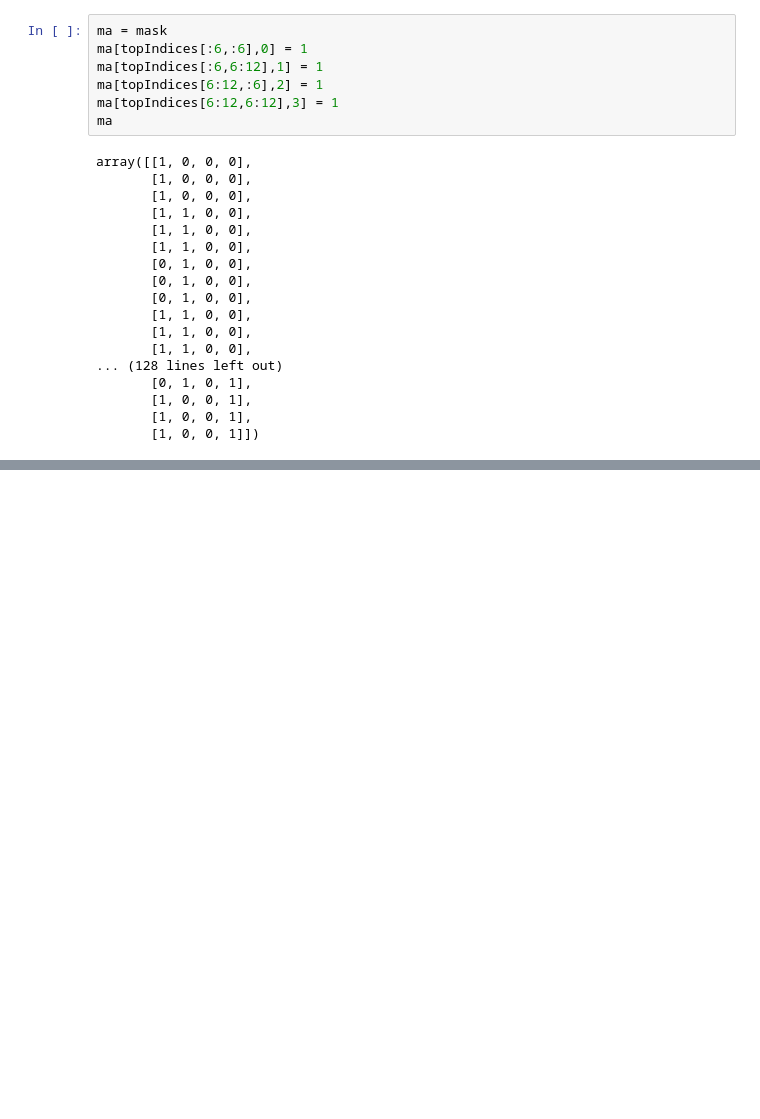
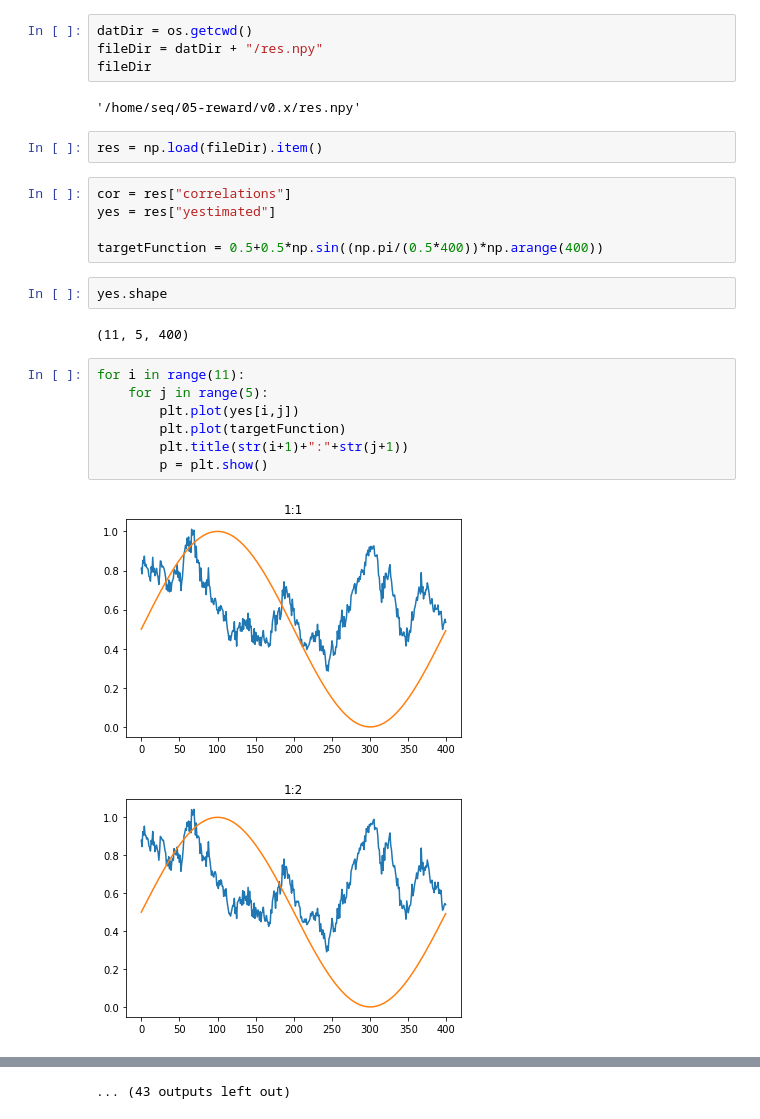
Before and after one commit to sagacitysite/pelenet, a Jupyter notebook: playground.ipynb, the cells around one changed output, grey strips where cells are left out. Drawn from its saved outputs; the diff is of its cells as text; blank space fills up the shorter version.

Commit message:
output learning optimized, started with output neurons

```diff
--- a/playground.ipynb
+++ b/playground.ipynb
@@ -66,25 +7,27 @@ array([[1, 0, 0, 0],
-# %%
-ma = mask
-ma[topIndices[:6,:6],0] = 1
-ma[topIndices[:6,6:12],1] = 1
-ma[topIndices[6:12,:6],2] = 1
-ma[topIndices[6:12,6:12],3] = 1
-ma
-# %% [output]
-array([[1, 0, 0, 0],
-       [1, 0, 0, 0],
-       [1, 0, 0, 0],
-       [1, 1, 0, 0],
-       [1, 1, 0, 0],
-       [1, 1, 0, 0],
-       [0, 1, 0, 0],
-       [0, 1, 0, 0],
-       [0, 1, 0, 0],
-       [1, 1, 0, 0],
-       [1, 1, 0, 0],
-       [1, 1, 0, 0],
-... (128 lines left out)
-       [0, 1, 0, 1],
-       [1, 0, 0, 1],
-       [1, 0, 0, 1],
-       [1, 0, 0, 1]])
+# %%
+datDir = os.getcwd()
+fileDir = datDir + "/res.npy"
+fileDir
+# %% [output]
+'/home/seq/05-reward/v0.x/res.npy'
+# %%
+res = np.load(fileDir).item()
+# %%
+cor = res["correlations"]
+yes = res["yestimated"]
+
+targetFunction = 0.5+0.5*np.sin((np.pi/(0.5*400))*np.arange(400))
+# %%
+yes.shape
+# %% [output]
+(11, 5, 400)
+# %%
+for i in range(11):
+    for j in range(5):
+        plt.plot(yes[i,j])
+        plt.plot(targetFunction)
+        plt.title(str(i+1)+":"+str(j+1))
+        p = plt.show()
+# %% [output]
+[figure, added]
+[figure, added]
@@ -90,0 +44 @@ array([[1, 0, 0, 0],
+... (43 outputs left out)
```
Also changed, not shown: parts of 6 cells of this notebook, 10 other files.
